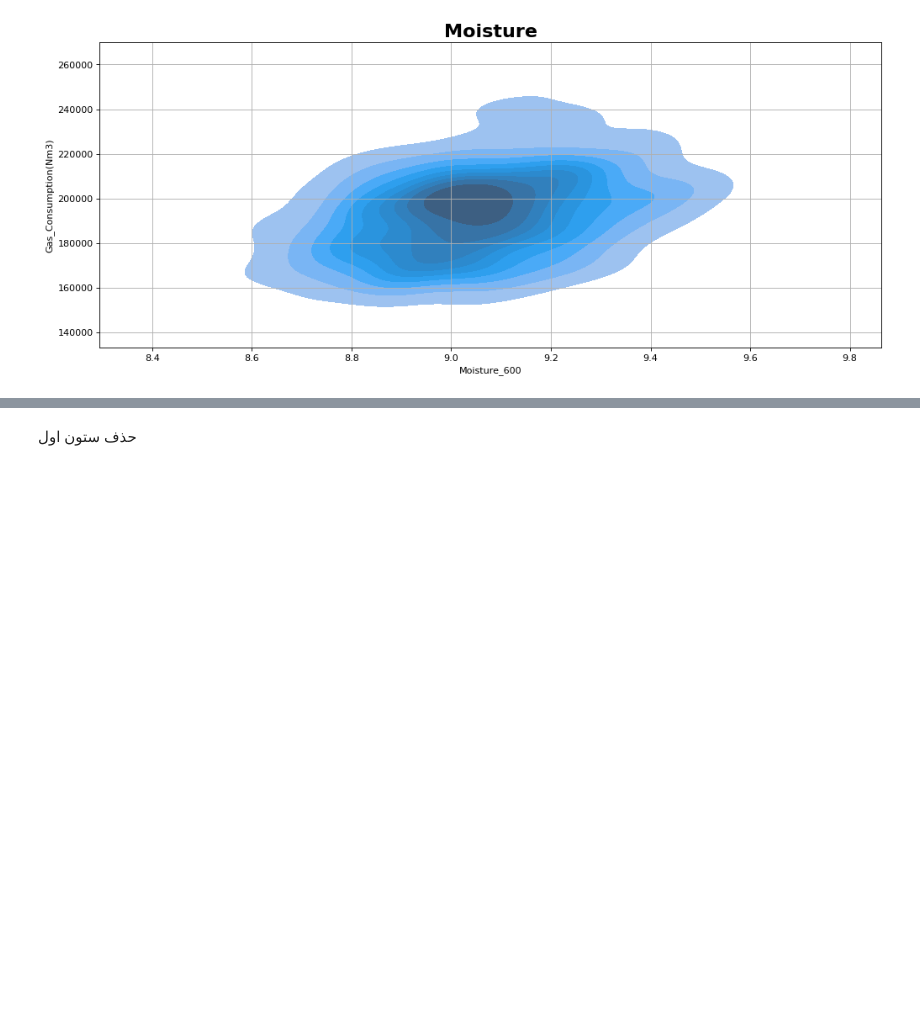
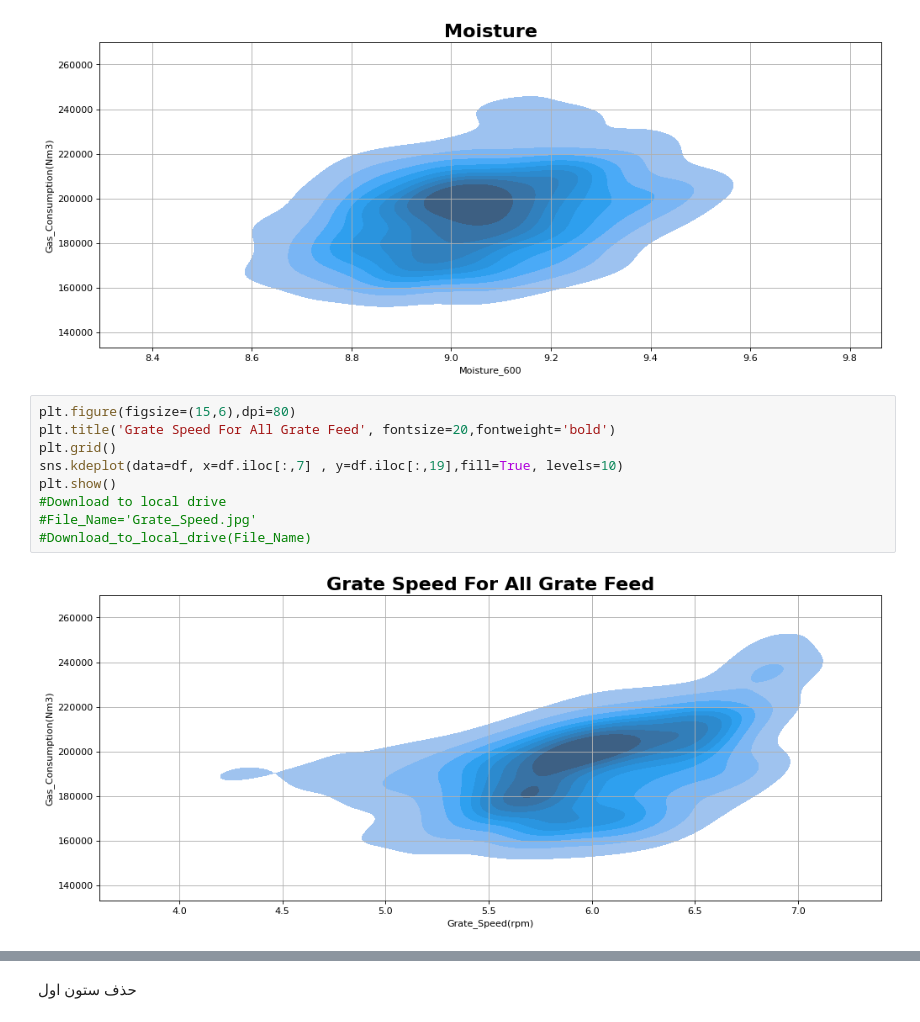
Before and after one commit to heidaralavi/Gas-Prj, a Jupyter notebook: Gas_Visualization.ipynb, the cells around one changed output, grey strips where cells are left out. Drawn from its saved outputs; the diff is of its cells as text; blank space fills up the shorter version.

```diff
--- a/Gas_Visualization.ipynb
+++ b/Gas_Visualization.ipynb
@@ -102,5 +99,16 @@ sns.kdeplot(data=df, x=df.iloc[:,1] , y=df.iloc[:,19],fill=True, levels=10,)
 # %% [output]
 <matplotlib.axes._subplots.AxesSubplot at 0x...>
 [figure]
+# %%
+plt.figure(figsize=(15,6),dpi=80)
+plt.title('Grate Speed For All Grate Feed', fontsize=20,fontweight='bold')
+plt.grid()
+sns.kdeplot(data=df, x=df.iloc[:,7] , y=df.iloc[:,19],fill=True, levels=10)
+plt.show()
+#Download to local drive
+#File_Name='Grate_Speed.jpg'
+#Download_to_local_drive(File_Name)
+# %% [output]
+[figure, added]
 # %%
 plt.figure(figsize=(15,6),dpi=80)
```
Also changed, not shown: parts of 17 cells of this notebook.
